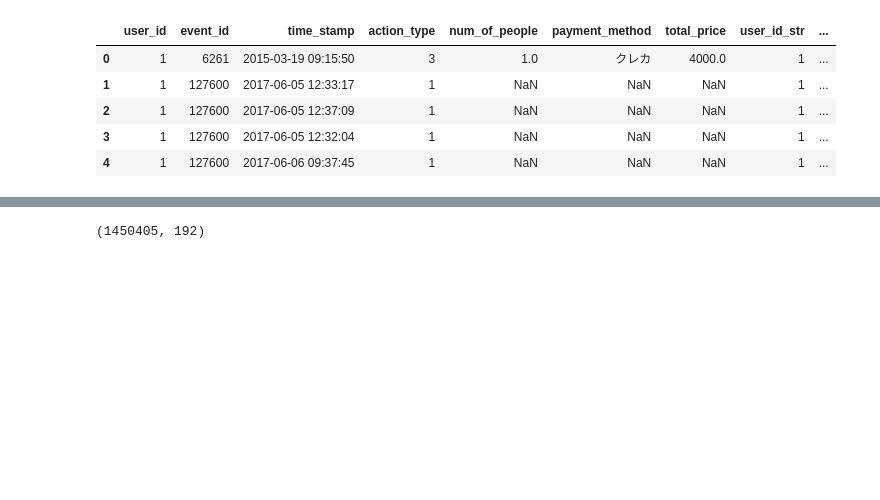
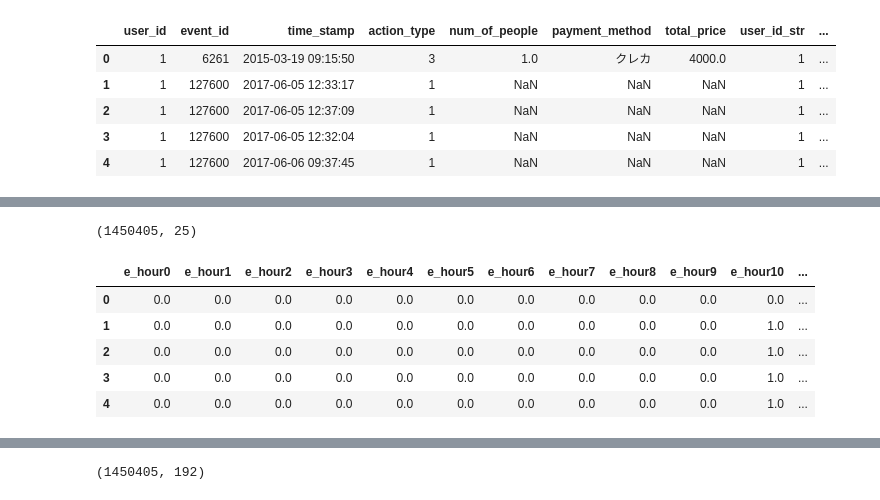
Before and after one commit to OhkaMLsemi/Machi_Kon, a Jupyter notebook: lightGBM.ipynb, the cells around one changed output, grey strips where cells are left out. Saved outputs shown, nothing was run; the diff lists cells and outputs as text; code cells hidden in the pictures; blank space fills up the shorter version.

```diff
--- a/lightGBM.ipynb
+++ b/lightGBM.ipynb
@@ -187,6 +183,26 @@ def weekday_dummying(x):
     df.columns = column_name
 
     return df
+
+def hour_dummying(x):
+
+    onehot_encoder = OneHotEncoder()
+
+    cat = [0,1,2,3,4,5,6,7,8,9,10,11,12,13,14,15,16,17,18,19,20,21,22,23,24]
+
+    category = np.array(cat).reshape(-1,1)
+
+    onehot_encoder.fit(category)
+
+    mat =  onehot_encoder.transform(np.array([x]).reshape(-1,1)).toarray()
+
+    df = pd.DataFrame(mat)
+
+    column_name = list(map(lambda x:"hour"+str(x),cat))
+
+    df.columns = column_name
+
+    return df
 # %%
 def gender_dummying(x):
 
@@ -243,0 +378,13 @@ def prefecture_dummying(x):
+# %%
+e_hour = hour_dummying(X["event_hour"])
+e_hour.columns = "e_" + e_hour.columns.values
+print(e_hour.shape)
+e_hour.head()
+# %% [output]
+(1450405, 25)
+|  | e_hour0 | e_hour1 | e_hour2 | e_hour3 | e_hour4 | e_hour5 | e_hour6 | e_hour7 | e_hour8 | e_hour9 | e_hour10 | ... |
+| 0 | 0.0 | 0.0 | 0.0 | 0.0 | 0.0 | 0.0 | 0.0 | 0.0 | 0.0 | 0.0 | 0.0 | ... |
+| 1 | 0.0 | 0.0 | 0.0 | 0.0 | 0.0 | 0.0 | 0.0 | 0.0 | 0.0 | 0.0 | 1.0 | ... |
+| 2 | 0.0 | 0.0 | 0.0 | 0.0 | 0.0 | 0.0 | 0.0 | 0.0 | 0.0 | 0.0 | 1.0 | ... |
+| 3 | 0.0 | 0.0 | 0.0 | 0.0 | 0.0 | 0.0 | 0.0 | 0.0 | 0.0 | 0.0 | 1.0 | ... |
+| 4 | 0.0 | 0.0 | 0.0 | 0.0 | 0.0 | 0.0 | 0.0 | 0.0 | 0.0 | 0.0 | 1.0 | ... |
```
Also changed, not shown: parts of 16 cells of this notebook.
